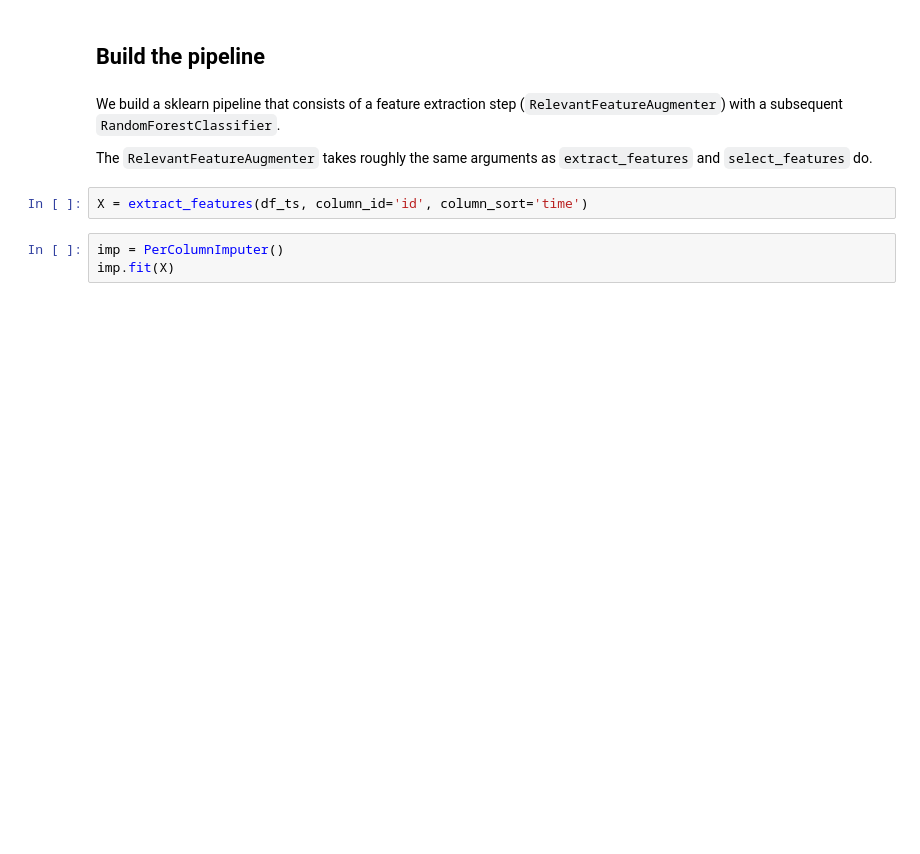
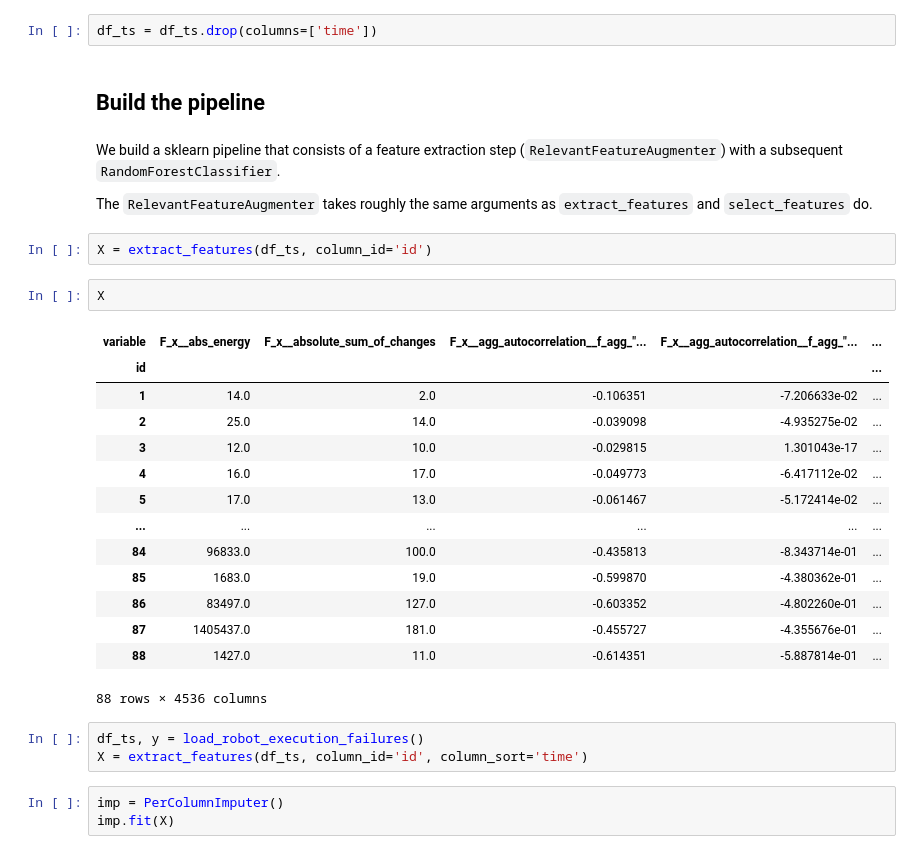
Before and after one commit to kartikey-vyas/GI-timeseries-classification, a Jupyter notebook: notebooks/tsfresh_examples/02sklearnPipeline.ipynb, the cells around one changed output. Drawn from its saved outputs; the diff is of its cells as text; blank space fills up the shorter version.

```diff
--- a/notebooks/tsfresh_examples/02sklearnPipeline.ipynb
+++ b/notebooks/tsfresh_examples/02sklearnPipeline.ipynb
@@ -32,6 +32,8 @@ X = pd.DataFrame(index=y.index)
 
 # Split data into train and test set
 X_train, X_test, y_train, y_test = train_test_split(X, y)
+# %%
+df_ts = df_ts.drop(columns=['time'])
 # %% [markdown]
 ## Build the pipeline
 # %% [markdown]
@@ -39,7 +41,27 @@ We build a sklearn pipeline that consists of a feature extraction step (`Relevan
 
 The `RelevantFeatureAugmenter` takes roughly the same arguments as `extract_features` and `select_features` do.
 # %%
-X = extract_features(df_ts, column_id='id', column_sort='time')
+X = extract_features(df_ts, column_id='id')
+# %%
+X
+# %% [output]
+| variable | F_x__abs_energy | F_x__absolute_sum_of_changes | F_x__agg_autocorrelation__f_agg_"... | F_x__agg_autocorrelation__f_agg_"... | ... |
+| id |  |  |  |  | ... |
+| 1 | 14.0 | 2.0 | -0.106351 | -7.206633e-02 | ... |
+| 2 | 25.0 | 14.0 | -0.039098 | -4.935275e-02 | ... |
+| 3 | 12.0 | 10.0 | -0.029815 | 1.301043e-17 | ... |
+| 4 | 16.0 | 17.0 | -0.049773 | -6.417112e-02 | ... |
+| 5 | 17.0 | 13.0 | -0.061467 | -5.172414e-02 | ... |
+| ... | ... | ... | ... | ... | ... |
+| 84 | 96833.0 | 100.0 | -0.435813 | -8.343714e-01 | ... |
+| 85 | 1683.0 | 19.0 | -0.599870 | -4.380362e-01 | ... |
+| 86 | 83497.0 | 127.0 | -0.603352 | -4.802260e-01 | ... |
+| 87 | 1405437.0 | 181.0 | -0.455727 | -4.355676e-01 | ... |
+| 88 | 1427.0 | 11.0 | -0.614351 | -5.887814e-01 | ... |
+88 rows × 4536 columns
+# %%
+df_ts, y = load_robot_execution_failures()
+X = extract_features(df_ts, column_id='id', column_sort='time')
 # %%
 imp = PerColumnImputer()
 imp.fit(X)
```
Also changed, not shown: 8 other files.
